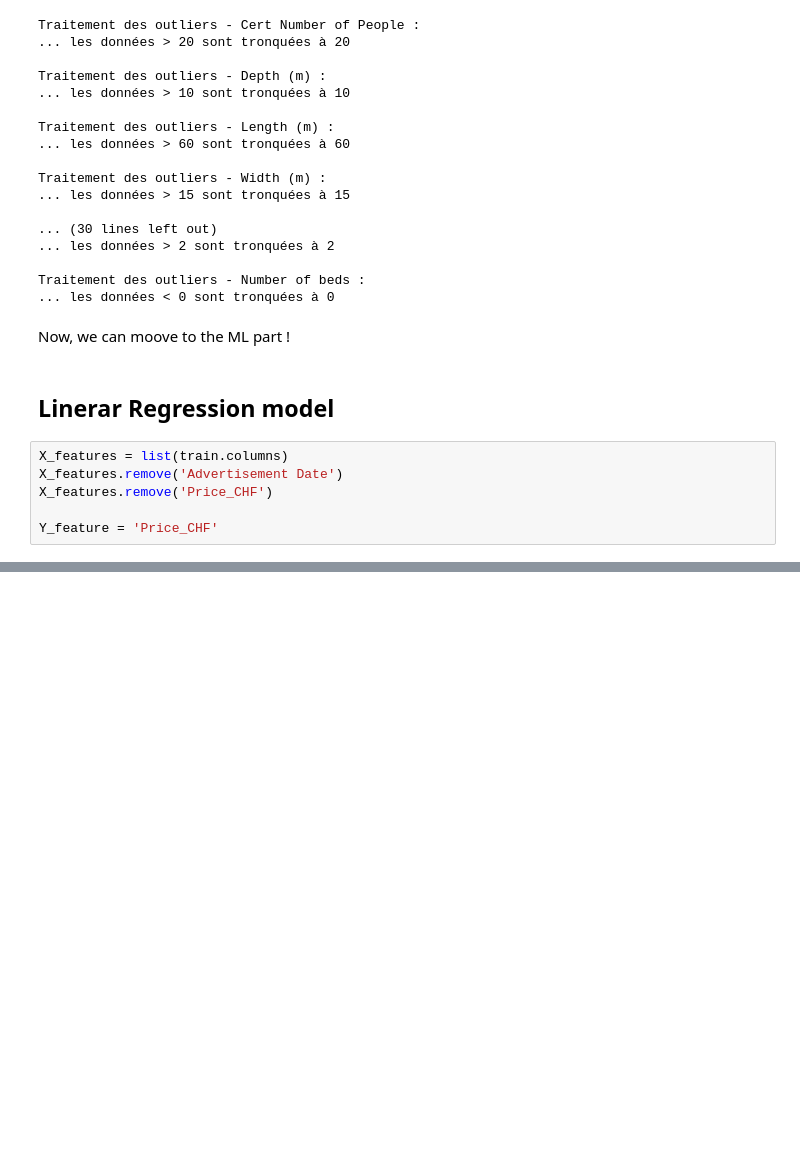
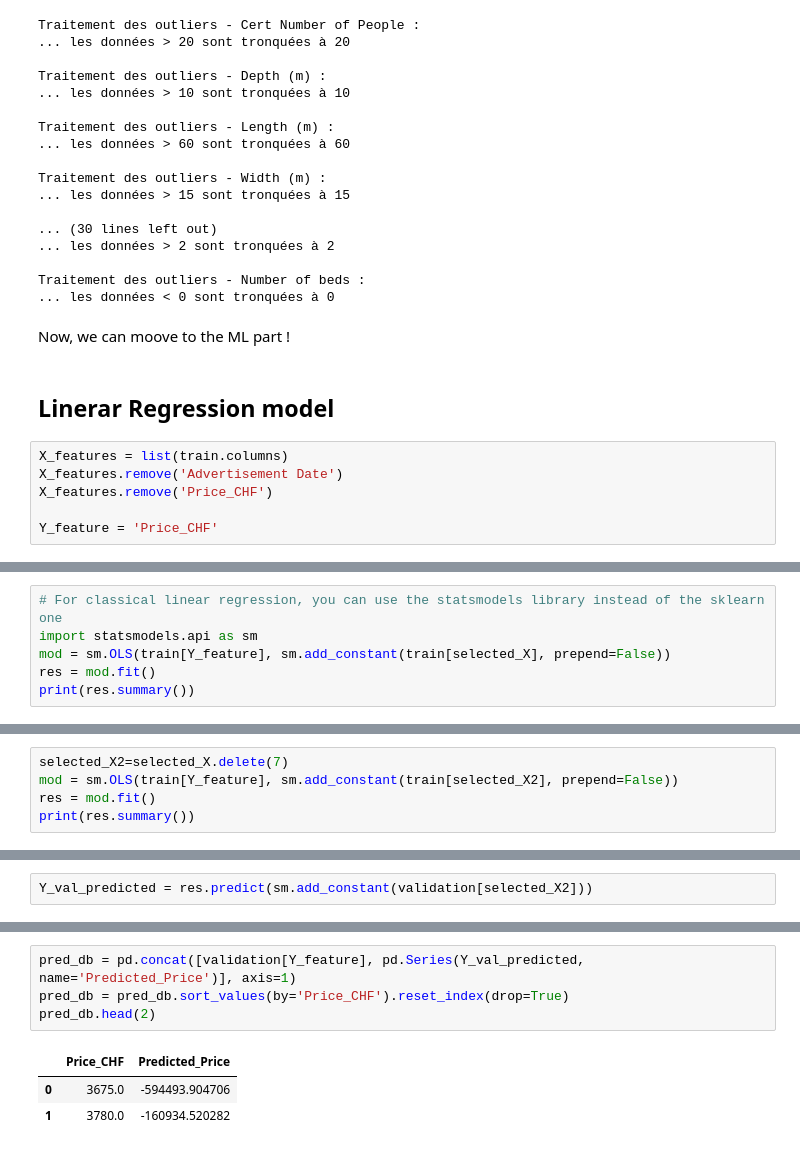
Before and after one commit to guillaumeovf/CarLoanDefault, a Jupyter notebook: Boat_Price.ipynb, the cells around one changed output, grey strips where cells are left out. Cells and saved outputs as stored; diff of their text form; blank space fills up the shorter version.

```diff
--- a/Boat_Price.ipynb
+++ b/Boat_Price.ipynb
@@ -1898,0 +1954,6 @@ Y_feature = 'Price_CHF'
+# %%
+# For classical linear regression, you can use the statsmodels library instead of the sklearn one
+import statsmodels.api as sm
+mod = sm.OLS(train[Y_feature], sm.add_constant(train[selected_X], prepend=False))
+res = mod.fit()
+print(res.summary())
@@ -1898,0 +1978,5 @@ Y_feature = 'Price_CHF'
+# %%
+selected_X2=selected_X.delete(7)
+mod = sm.OLS(train[Y_feature], sm.add_constant(train[selected_X2], prepend=False))
+res = mod.fit()
+print(res.summary())
@@ -1898,0 +2001,2 @@ Y_feature = 'Price_CHF'
+# %%
+Y_val_predicted = res.predict(sm.add_constant(validation[selected_X2]))
@@ -1898,0 +2033,8 @@ Y_feature = 'Price_CHF'
+# %%
+pred_db = pd.concat([validation[Y_feature], pd.Series(Y_val_predicted, name='Predicted_Price')], axis=1)
+pred_db = pred_db.sort_values(by='Price_CHF').reset_index(drop=True)
+pred_db.head(2)
+# %% [output]
+|  | Price_CHF | Predicted_Price |
+| 0 | 3675.0 | -594493.904706 |
+| 1 | 3780.0 | -160934.520282 |
```
Also changed, not shown: parts of 9 cells of this notebook.
